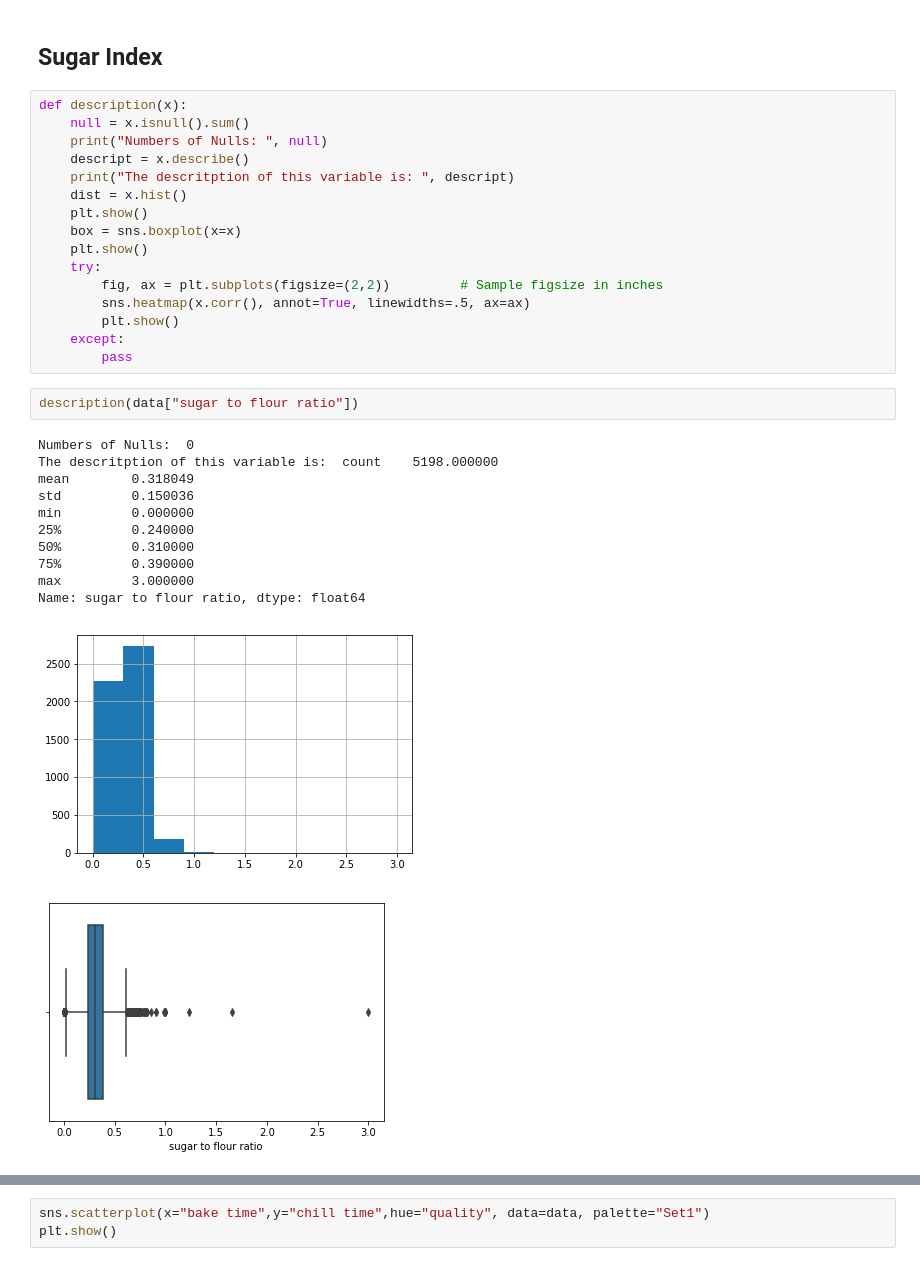
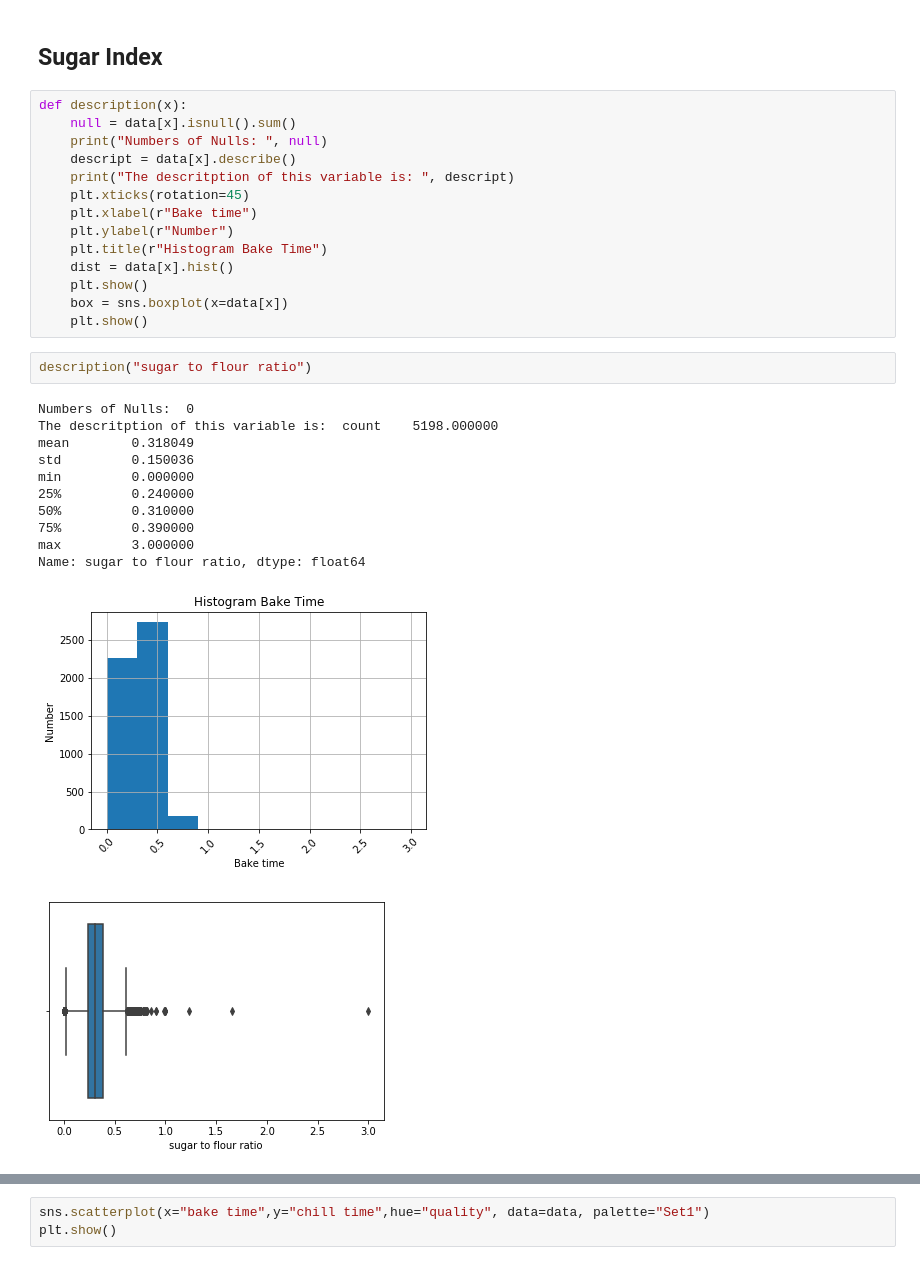
Before and after one commit to ljgoico/DATATHON_PHGL, a Jupyter notebook: 2_prepro/Gus.ipynb, the cells around one changed output, grey strips where cells are left out. Cells and saved outputs as stored; diff of their text form.

```diff
--- a/2_prepro/Gus.ipynb
+++ b/2_prepro/Gus.ipynb
@@ -61,32 +61,30 @@ data["sugar to flour ratio"].isnull().sum()
 ## Sugar Index
 # %%
 def description(x):
-    null = x.isnull().sum()
+    null = data[x].isnull().sum()
     print("Numbers of Nulls: ", null)
-    descript = x.describe()
+    descript = data[x].describe()
     print("The descritption of this variable is: ", descript)
-    dist = x.hist()
+    plt.xticks(rotation=45)
+    plt.xlabel(r"Bake time")
+    plt.ylabel(r"Number")
+    plt.title(r"Histogram Bake Time")
+    dist = data[x].hist()
     plt.show()
-    box = sns.boxplot(x=x)
+    box = sns.boxplot(x=data[x])
     plt.show()
-    try:
-        fig, ax = plt.subplots(figsize=(2,2))         # Sample figsize in inches
-        sns.heatmap(x.corr(), annot=True, linewidths=.5, ax=ax)
-        plt.show()
-    except:
-        pass
 # %%
-description(data["sugar to flour ratio"])
+description("sugar to flour ratio")
 # %% [output]
 Numbers of Nulls:  0
 The descritption of this variable is:  count    5198.000000
 mean        0.318049
 std         0.150036
 min         0.000000
 25%         0.240000
 50%         0.310000
 75%         0.390000
 max         3.000000
 Name: sugar to flour ratio, dtype: float64
-[figure, old version]
+[figure, new version]
 [figure]
```
Also changed, not shown: parts of 33 cells of this notebook.
